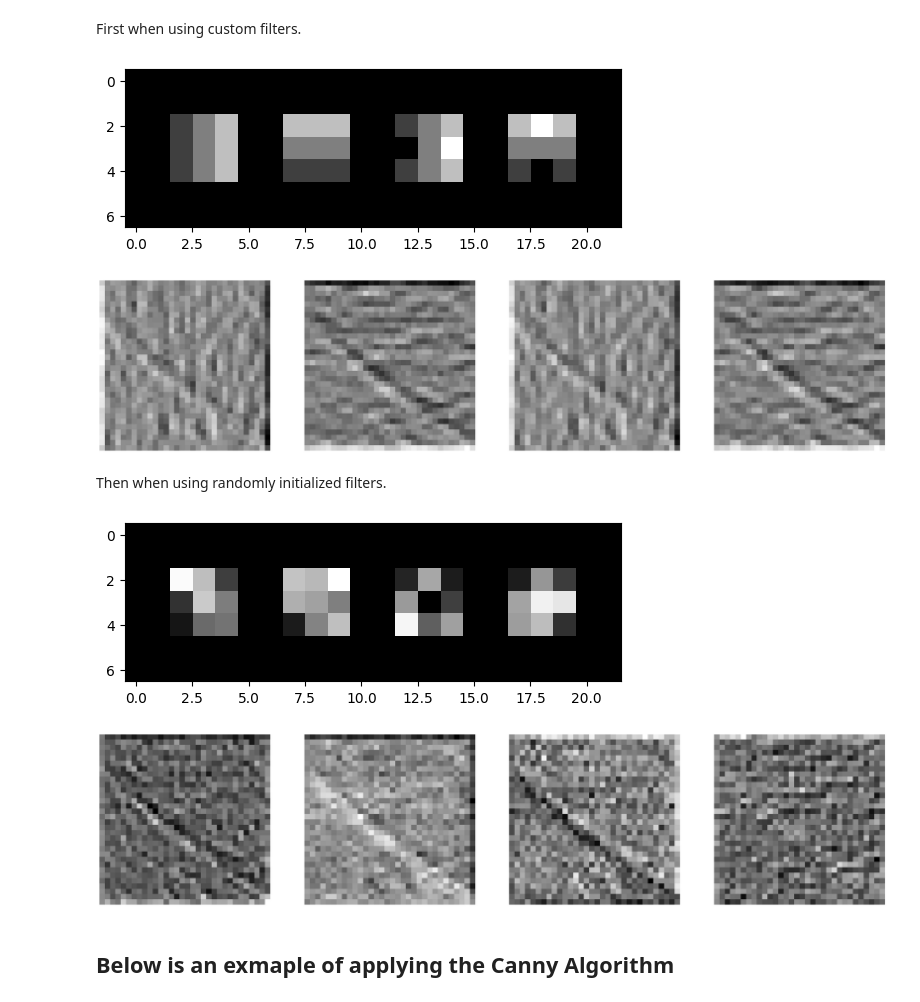
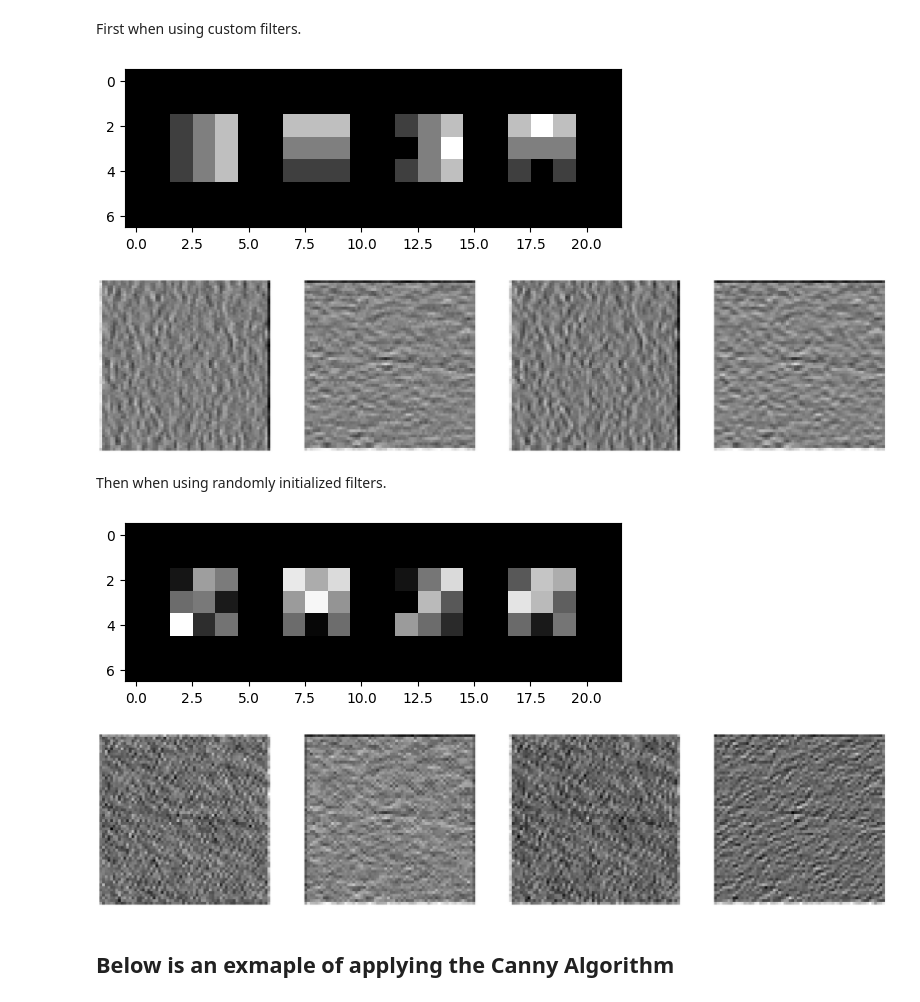
Before and after one commit to undefined-panda/bachelor_thesis, a Jupyter notebook: visualization/filter_visualization.ipynb, the cells around one changed output. Drawn from its saved outputs; the diff is of its cells as text; code cells hidden in the pictures.

```diff
--- a/visualization/filter_visualization.ipynb
+++ b/visualization/filter_visualization.ipynb
@@ -204,34 +246,48 @@ class TestNet(nn.Module):
 # %% [markdown]
 First when using custom filters.
 # %%
+dataset = np.load("../data/64x64_ml_ppa_data_binary.npz")
+data = dataset[dataset.files[2]]
+labels = dataset["labels"]
+print(dataset.files)
+
+indices = np.where(labels == 0)[0]
+idx = np.random.choice(len(indices))
+test_image = data[indices[idx]]
+
+prewitt_y = prewitt_filter("y")
+prewitt_x = prewitt_filter("x")
+sobel_x = sobel_filter("x")
+sobel_y = sobel_filter("y")
+
 filters_1 = np.array([[prewitt_x], [prewitt_y], [sobel_x], [sobel_y]], dtype=np.float32)
 
-input_image = torch.from_numpy(data[0].astype(np.float32))
+input_image = torch.from_numpy(test_image.astype(np.float32))
 model = TestNet(torch.from_numpy(filters_1))
 output = model(input_image)
 
 ## print kernels ##
 kernels = model.conv1.weight.detach().clone()
 kernels = kernels - kernels.min()
 kernels = kernels / kernels.max()
 filter_img = torchvision.utils.make_grid(kernels, nrow = 12)
 plt.imshow(filter_img.permute(1, 2, 0).cpu())
 plt.show()
 
 ## print feature maps ##
 feature_maps = []
 for feature_map in output:
     feature_maps.append(feature_map.detach().numpy())
 
 fig = plt.figure(figsize=(30, 50))
 for i in range(len(feature_maps)):
     ax = fig.add_subplot(5, 4, i + 1)
     ax.imshow(feature_maps[i], cmap="gray")
     ax.axis("off")
 plt.show()
 # %% [output]
 [figure]
-[figure, old version]
+[figure, new version]
 # %% [markdown]
 Then when using randomly initialized filters.
 # %%
@@ -259,8 +315,8 @@ for i in range(len(feature_maps)):
     ax.axis("off")
 plt.show()
 # %% [output]
-[figure, old version]
+[figure, new version]
-[figure, old version]
+[figure, new version]
 # %% [markdown]
 ## Below is an exmaple of applying the Canny Algorithm
 # %%
```
Also changed, not shown: parts of 10 cells of this notebook, 10 other files.
